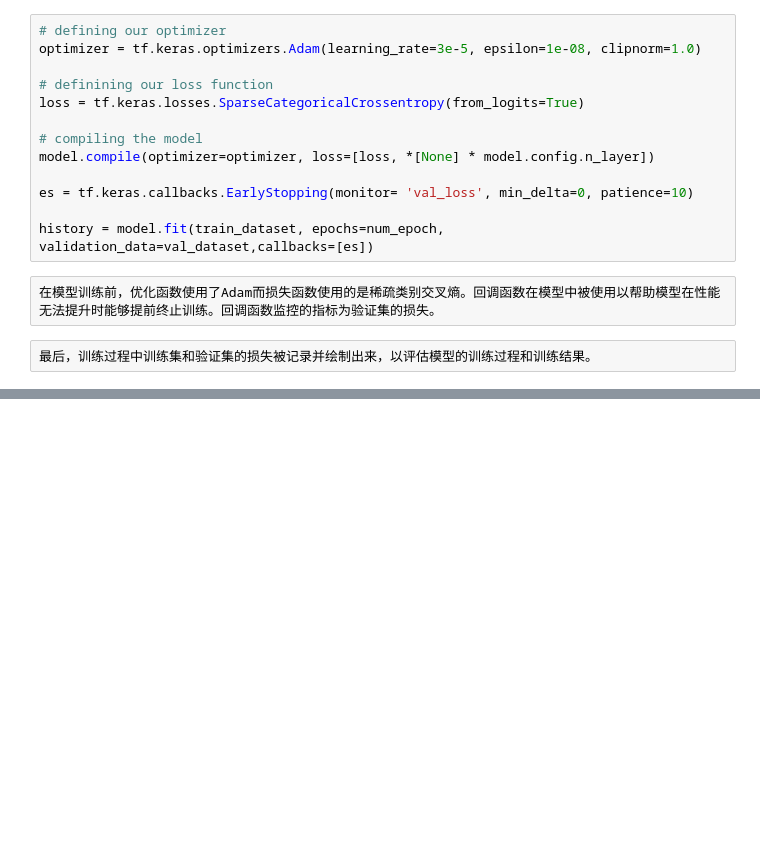
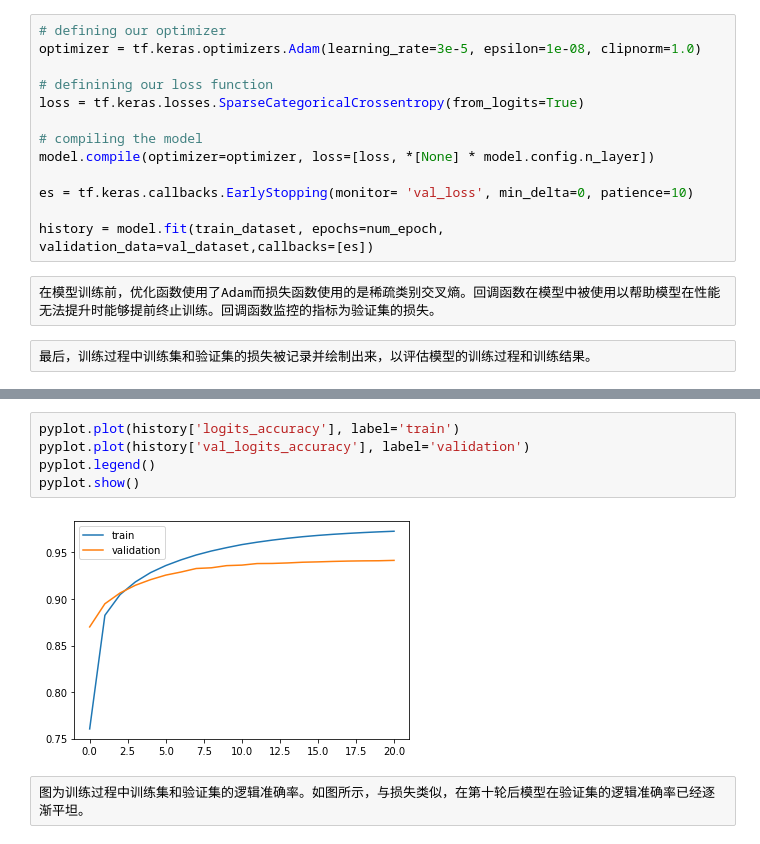
Before and after one commit to ZhangyuTang97/notes, a Jupyter notebook: Untitled.ipynb, the cells around one changed output, grey strips where cells are left out. Cells and saved outputs as stored; diff of their text form; blank space fills up the shorter version.

```diff
--- a/Untitled.ipynb
+++ b/Untitled.ipynb
@@ -273,0 +287,9 @@ history = model.fit(train_dataset, epochs=num_epoch, validation_data=val_dataset
+# %%
+pyplot.plot(history['logits_accuracy'], label='train')
+pyplot.plot(history['val_logits_accuracy'], label='validation')
+pyplot.legend()
+pyplot.show()
+# %% [output]
+[figure, added]
+# %%
+图为训练过程中训练集和验证集的逻辑准确率。如图所示，与损失类似，在第十轮后模型在验证集的逻辑准确率已经逐渐平坦。
```
Also changed, not shown: parts of 3 cells of this notebook.
